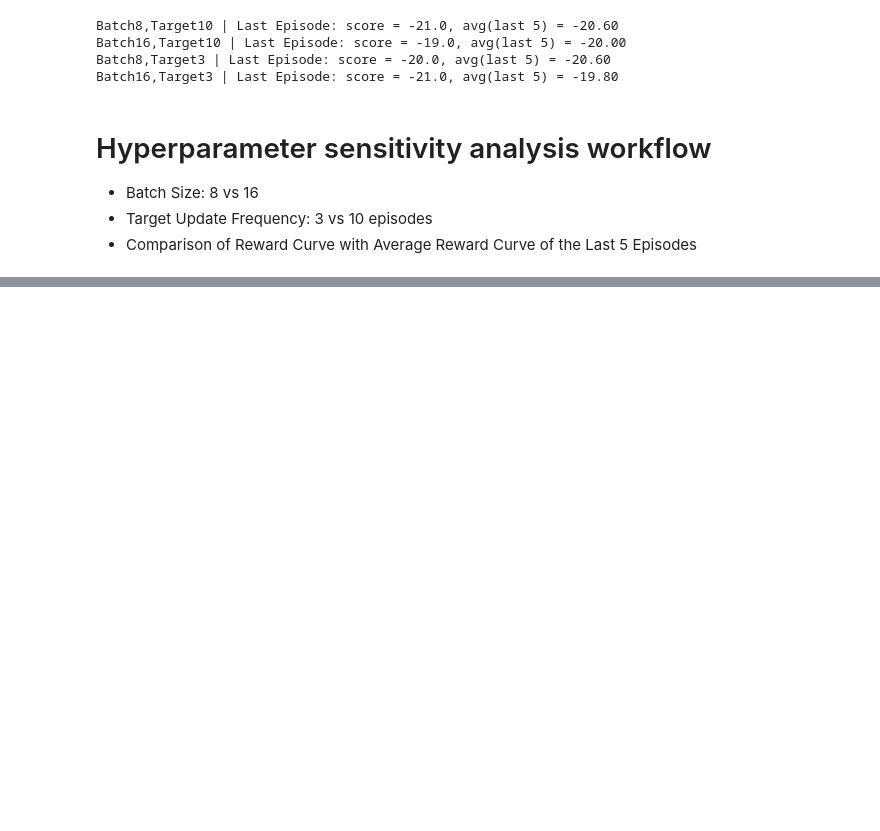
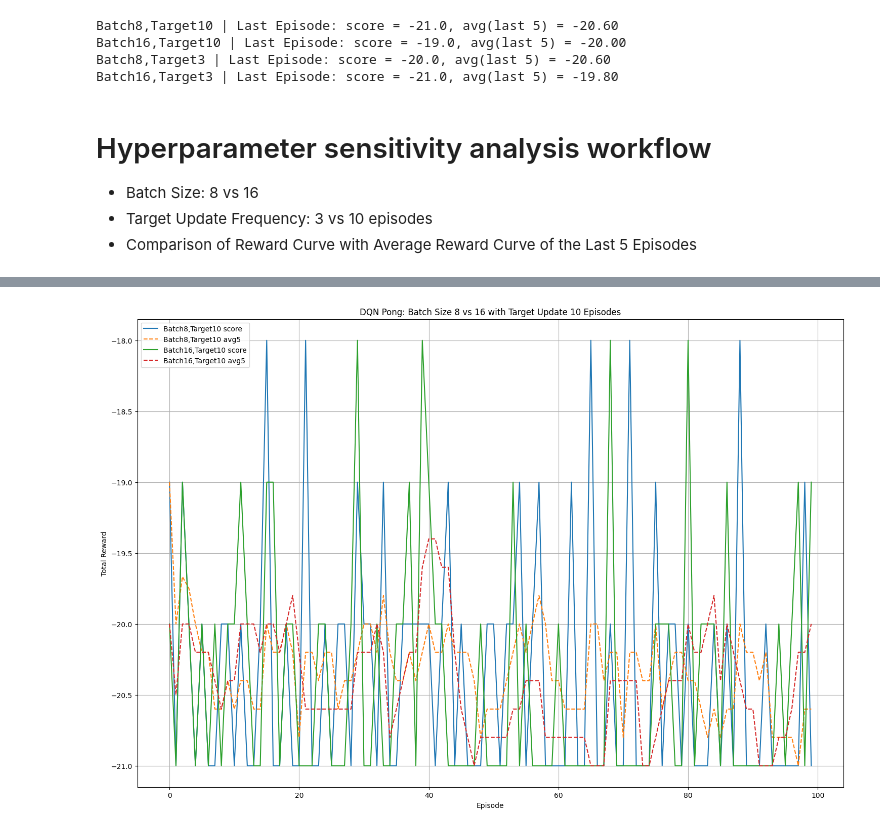
Before and after one commit to tcsgik/CSCN8020_Assignment3-DQN, a Jupyter notebook: Pong_DQL.ipynb, the cells around one changed output, grey strips where cells are left out. Saved outputs shown, nothing was run; the diff lists cells and outputs as text; code cells hidden in the pictures; blank space fills up the shorter version.

Commit message:
updated Pong_DQL.ipynb and add requirements.txt

```diff
--- a/Pong_DQL.ipynb
+++ b/Pong_DQL.ipynb
@@ -341,0 +292,15 @@ plt.show()
+# %%
+# Import library
+import pandas as pd
+
+# Summary table
+summary = {"Config": [], "All Mean": [], "Last 5 Mean": [], "Max": [], "Min": []}
+for label, rewards in results_dict.items():
+    summary["Config"].append(label)
+    summary["All Mean"].append(np.mean(rewards))
+    summary["Last 5 Mean"].append(np.mean(rewards[-5:]))
+    summary["Max"].append(np.max(rewards))
+    summary["Min"].append(np.min(rewards))
+df = pd.DataFrame(summary)
+print("Summary Table:")
+print(df)
@@ -341,0 +317,21 @@ plt.show()
+# %%
+# Import library
+import matplotlib.pyplot as plt
+
+# Plotting results for Batch Size 8 vs 16 with Target Update 10 Episodes
+plt.figure(figsize=(18,12))
+
+for label in ["Batch8,Target10", "Batch16,Target10"]:
+    rewards = results_dict[label]
+    plt.plot(rewards, label=f"{label} score")
+    avg_curve = [np.mean(rewards[max(0,i-4):i+1]) for i in range(len(rewards))]
+    plt.plot(avg_curve, linestyle="--", label=f"{label} avg5")
+
+plt.xlabel("Episode")
+plt.ylabel("Total Reward")
+plt.title("DQN Pong: Batch Size 8 vs 16 with Target Update 10 Episodes")
+plt.legend()
+plt.grid()
+plt.show()
+# %% [output]
+[figure, added]
```
Also changed, not shown: parts of 8 cells of this notebook, 1 other file.
